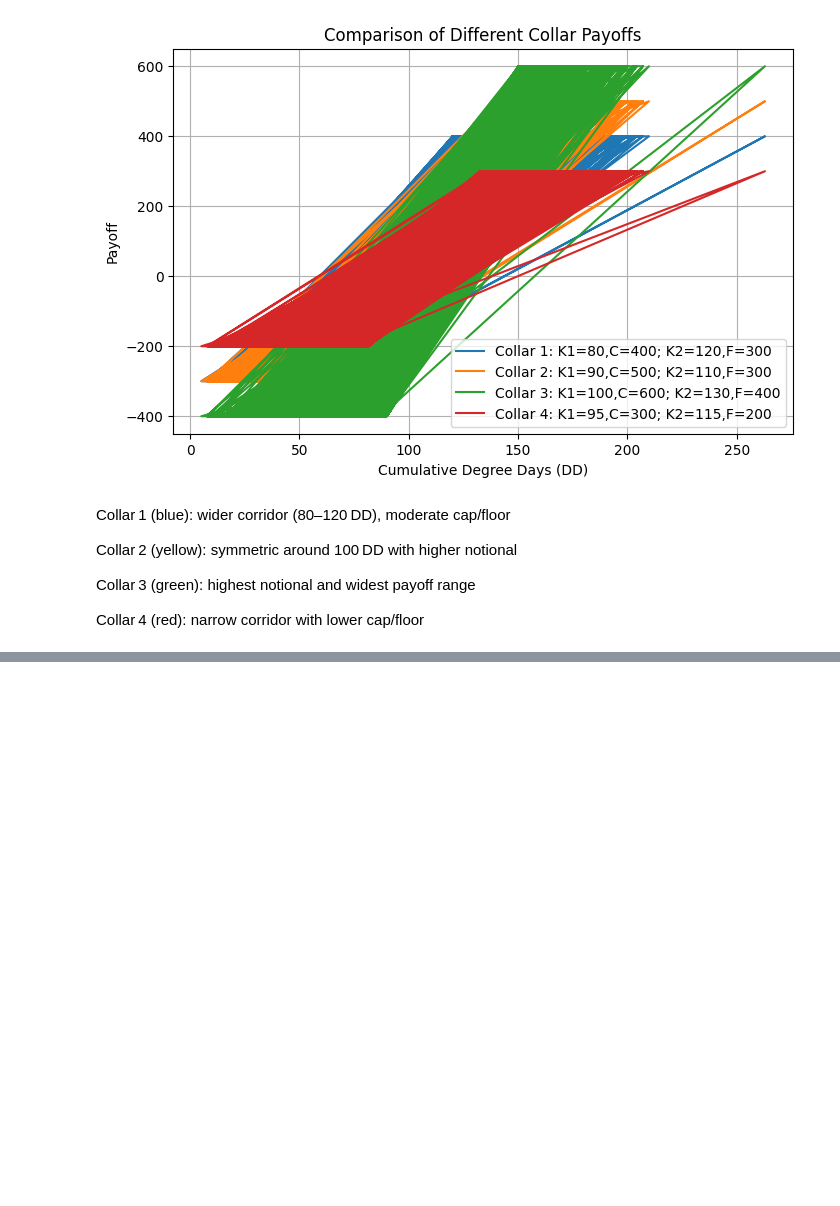
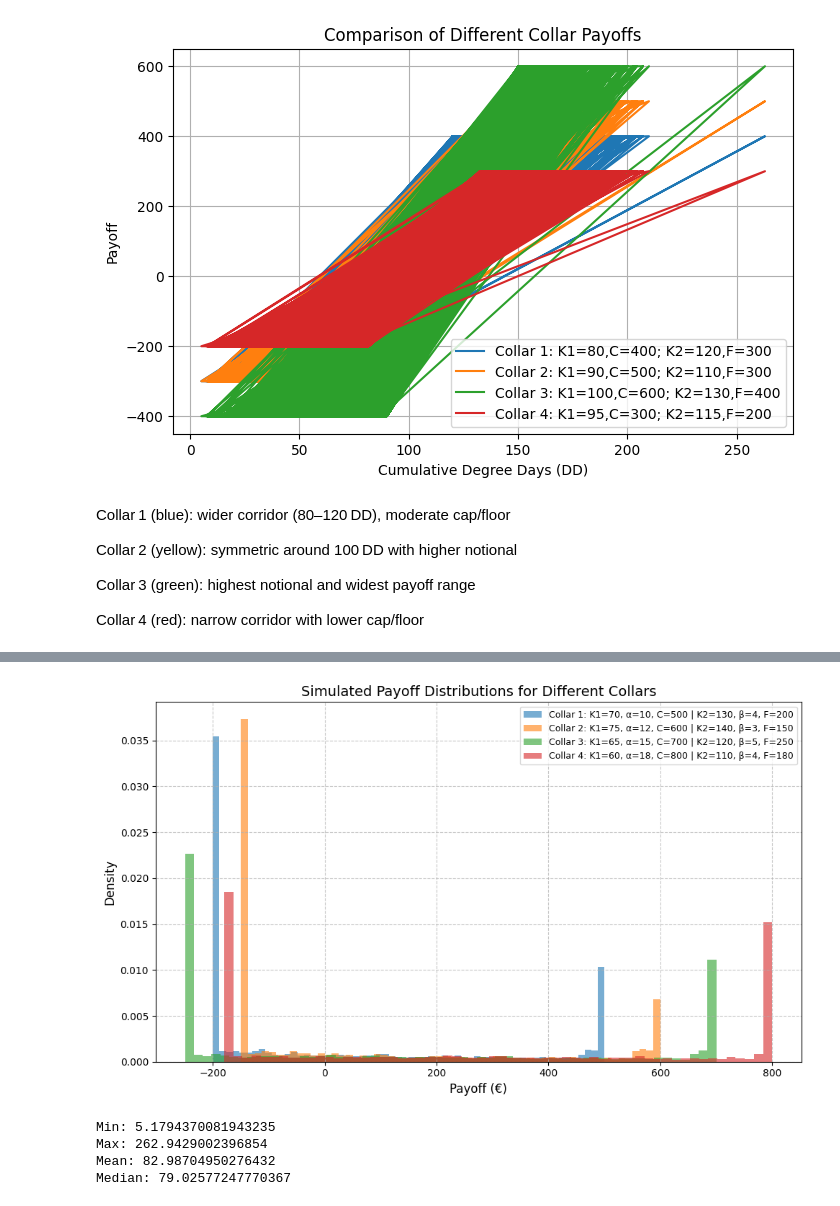
Before and after one commit to GiorgioCampo/CF_Assignment2, a Jupyter notebook: main.ipynb, the cells around one changed output, grey strips where cells are left out. Drawn from its saved outputs; the diff is of its cells as text; code cells hidden in the pictures; blank space fills up the shorter version.

```diff
--- a/main.ipynb
+++ b/main.ipynb
@@ -703,0 +741,44 @@ Collar 4 (red): narrow corridor with lower cap/floor
+# %%
+import matplotlib.pyplot as plt
+
+# Collar parameter sets
+collar_params = [
+    {"K1": 70,  "alpha": 10, "C": 500, "K2": 130, "beta": 4,  "F": 200},
+    {"K1": 75,  "alpha": 12, "C": 600, "K2": 140, "beta": 3,  "F": 150},
+    {"K1": 65,  "alpha": 15, "C": 700, "K2": 120, "beta": 5,  "F": 250},
+    {"K1": 60,  "alpha": 18, "C": 800, "K2": 110, "beta": 4,  "F": 180},
+]
+
+
+plt.figure(figsize=(10, 6))
+
+for i, params in enumerate(collar_params, 1):
+    payoffs = collar(
+        DD_sim,
+        params["K1"], params["alpha"], params["C"],
+        params["K2"], params["beta"], params["F"]
+    )
+    label = (f"Collar {i}: "
+             f"K1={params['K1']}, α={params['alpha']}, C={params['C']} | "
+             f"K2={params['K2']}, β={params['beta']}, F={params['F']}")
+    plt.hist(payoffs, bins=60, alpha=0.6, label=label, density=True)
+
+plt.title("Simulated Payoff Distributions for Different Collars", fontsize=14)
+plt.xlabel("Payoff (€)", fontsize=12)
+plt.ylabel("Density", fontsize=12)
+plt.grid(True, linestyle='--', alpha=0.7)
+plt.legend(fontsize=9)
+plt.tight_layout()
+plt.show()
+# %% [output]
+[figure, added]
+# %%
+print("Min:", DD_sim.min())
+print("Max:", DD_sim.max())
+print("Mean:", DD_sim.mean())
+print("Median:", np.median(DD_sim))
+# %% [output]
+Min: 5.1794370081943235
+Max: 262.9429002396854
+Mean: 82.98704950276432
+Median: 79.02577247770367
```
Also changed, not shown: parts of 3 cells of this notebook.
